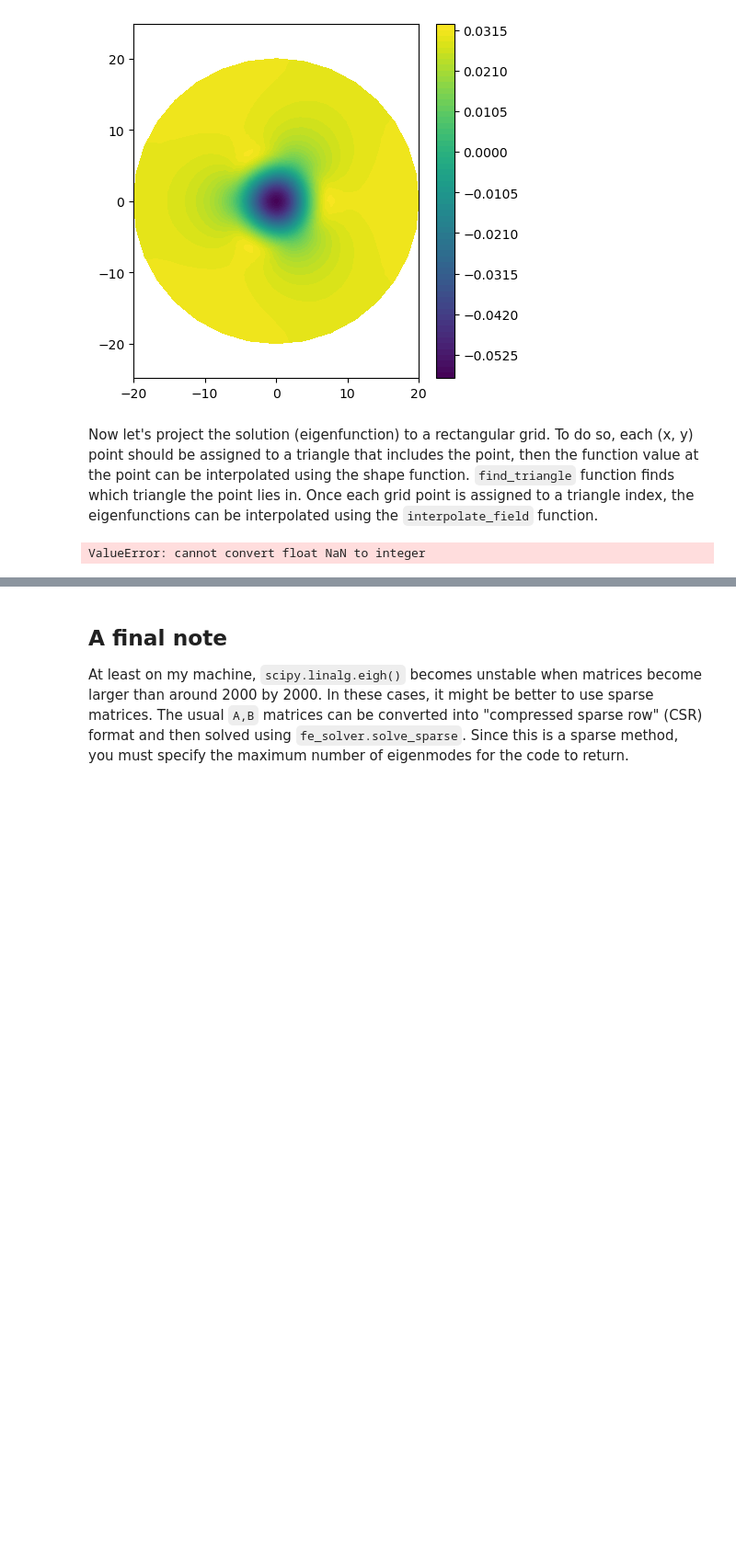
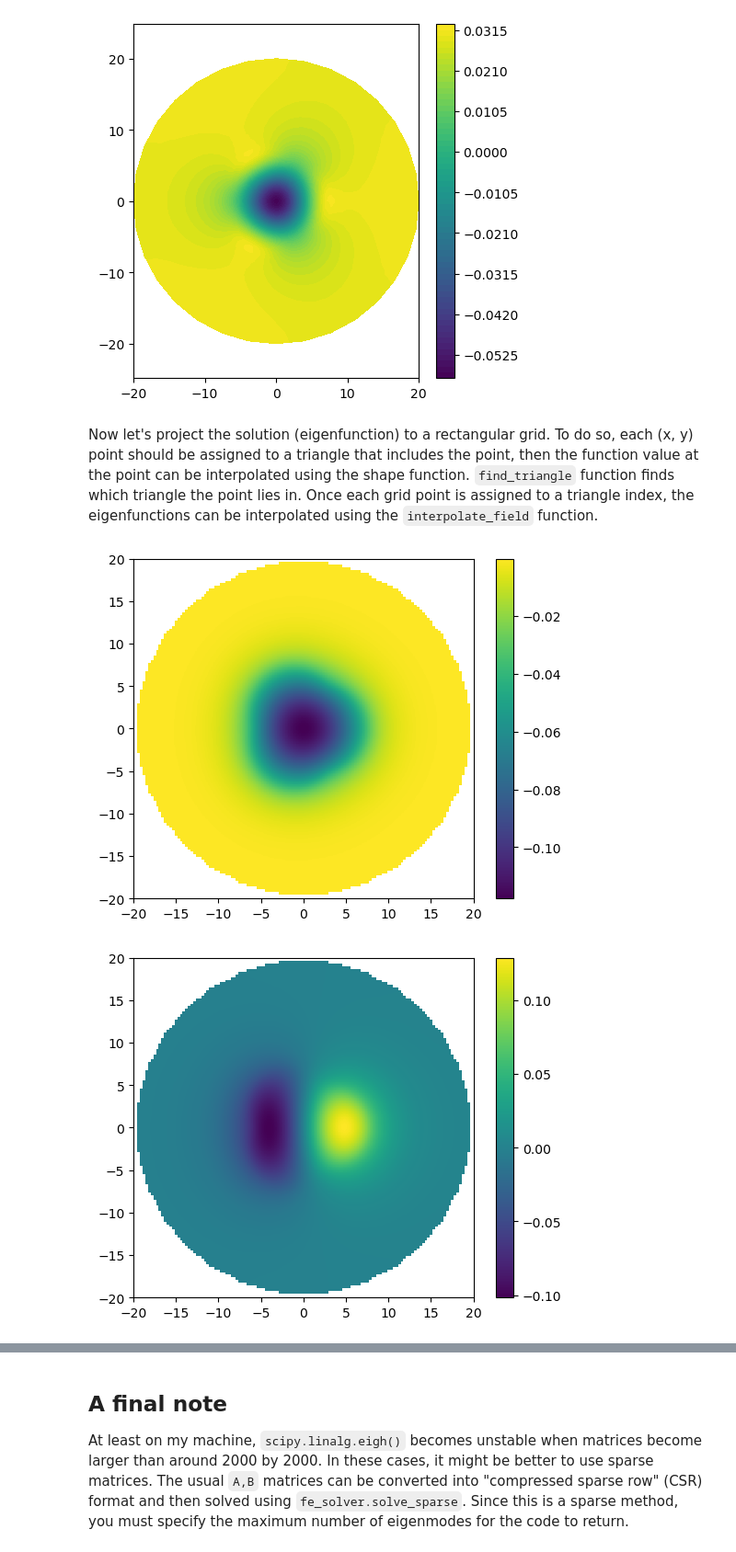
Before and after one commit to SAIL-Labs/wavesolve, a Jupyter notebook: getting-started.ipynb, the cells around one changed output, grey strips where cells are left out. Shown at 92% size. Saved outputs shown, nothing was run; the diff lists cells and outputs as text; code cells hidden in the pictures; blank space fills up the shorter version.

```diff
--- a/getting-started.ipynb
+++ b/getting-started.ipynb
@@ -131,7 +131,7 @@ To do so, each (x, y) point should be assigned to a triangle that includes the p
 from wavesolve.fe_solver import find_triangle, interpolate_field
 # %%
 # dimension of the rectangular grid
-dim = 11 #128
+dim = 128
 minval, maxval = -20, 20
 
 xa = ya = np.linspace(minval, maxval, dim)
@@ -151,5 +151,14 @@ for modeind in range(N): # number of modes
     for i in range(dim):
         for j in range(dim):
             interpolated_field[modeind][i][j] = interpolate_field([xg[i][j], yg[i][j]] , triangle_index[i][j], v[modeind], PL)
-# %% [output]
-ValueError: cannot convert float NaN to integer
+# %%
+import matplotlib.pyplot as plt
+
+for modeind in range(N):
+    plt.imshow(interpolated_field[modeind], origin='lower',
+               extent=(minval, maxval, minval, maxval))
+    plt.colorbar()
+    plt.show()
+# %% [output]
+[figure, added]
+[figure, added]
```
Also changed, not shown: parts of 1 cell of this notebook.
